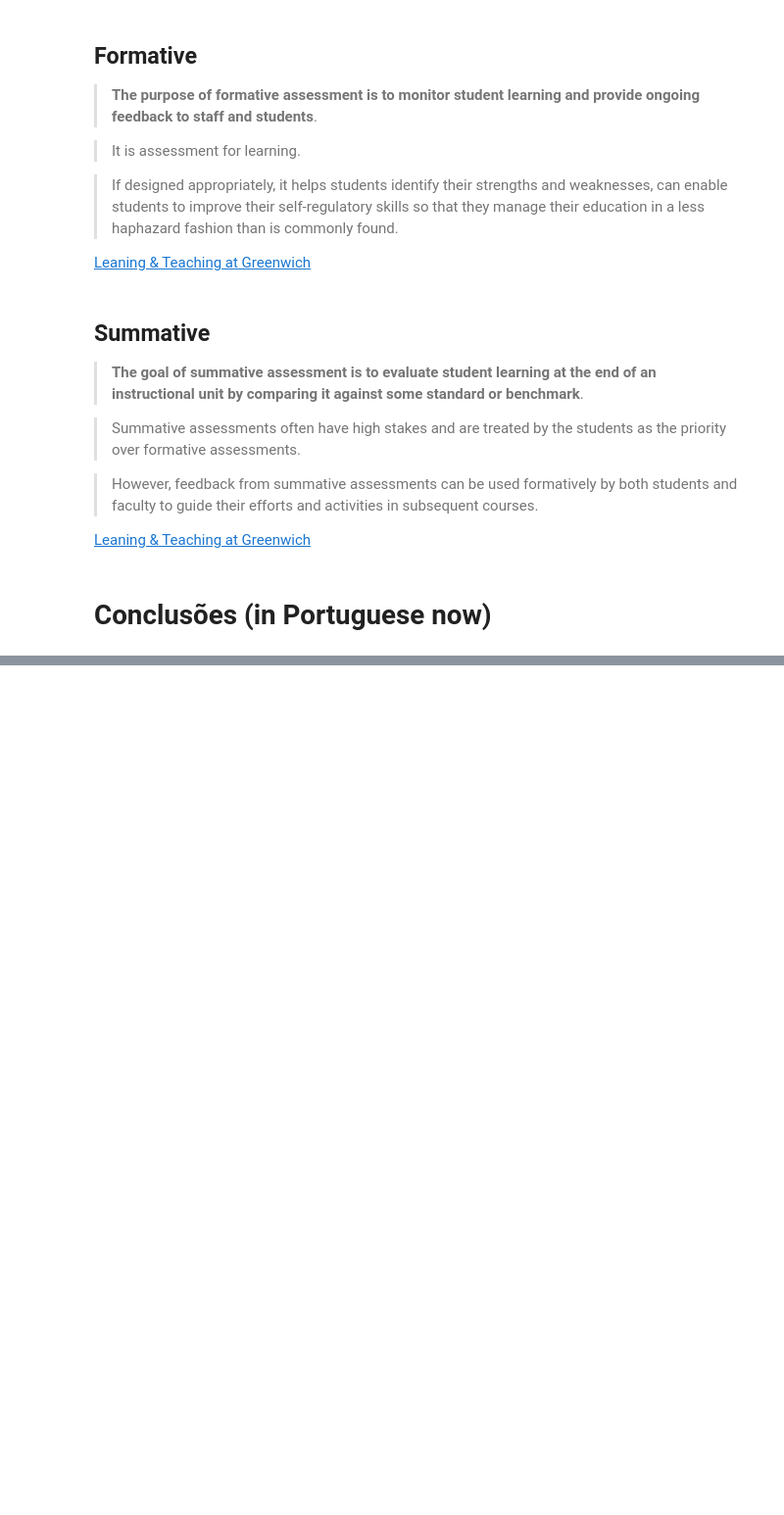
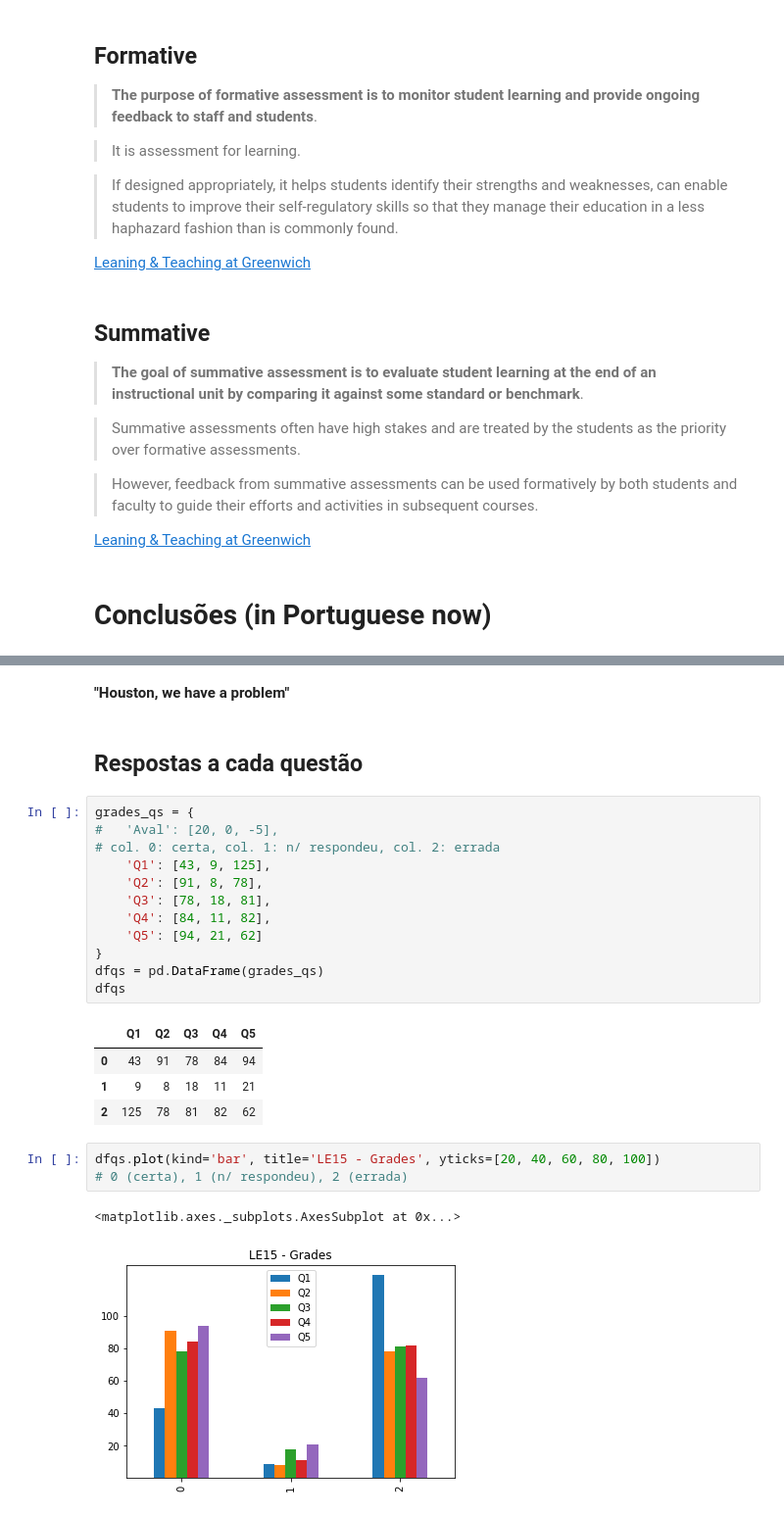
Before and after one commit to fpro-feup/public, a Jupyter notebook: midterm_analysis.ipynb, the cells around one changed output, grey strips where cells are left out. Shown at 98% size. Drawn from its saved outputs; the diff is of its cells as text; blank space fills up the shorter version.

```diff
--- a/midterm_analysis.ipynb
+++ b/midterm_analysis.ipynb
@@ -120,0 +220,27 @@ df['LE'].plot(kind='area', title='Cristal clear!', xticks=[0, 4, 8, 12, 16, 20])
+# %% [markdown]
+**"Houston, we have a problem"**
+# %% [markdown]
+## Respostas a cada questão
+# %%
+grades_qs = {
+#   'Aval': [20, 0, -5],
+# col. 0: certa, col. 1: n/ respondeu, col. 2: errada
+    'Q1': [43, 9, 125],
+    'Q2': [91, 8, 78],
+    'Q3': [78, 18, 81],
+    'Q4': [84, 11, 82],
+    'Q5': [94, 21, 62]
+}
+dfqs = pd.DataFrame(grades_qs)
+dfqs
+# %% [output]
+|  | Q1 | Q2 | Q3 | Q4 | Q5 |
+| 0 | 43 | 91 | 78 | 84 | 94 |
+| 1 | 9 | 8 | 18 | 11 | 21 |
+| 2 | 125 | 78 | 81 | 82 | 62 |
+# %%
+dfqs.plot(kind='bar', title='LE15 - Grades', yticks=[20, 40, 60, 80, 100])
+# 0 (certa), 1 (n/ respondeu), 2 (errada)
+# %% [output]
+<matplotlib.axes._subplots.AxesSubplot at 0x...>
+[figure, added]
```
Also changed, not shown: parts of 22 cells of this notebook.
